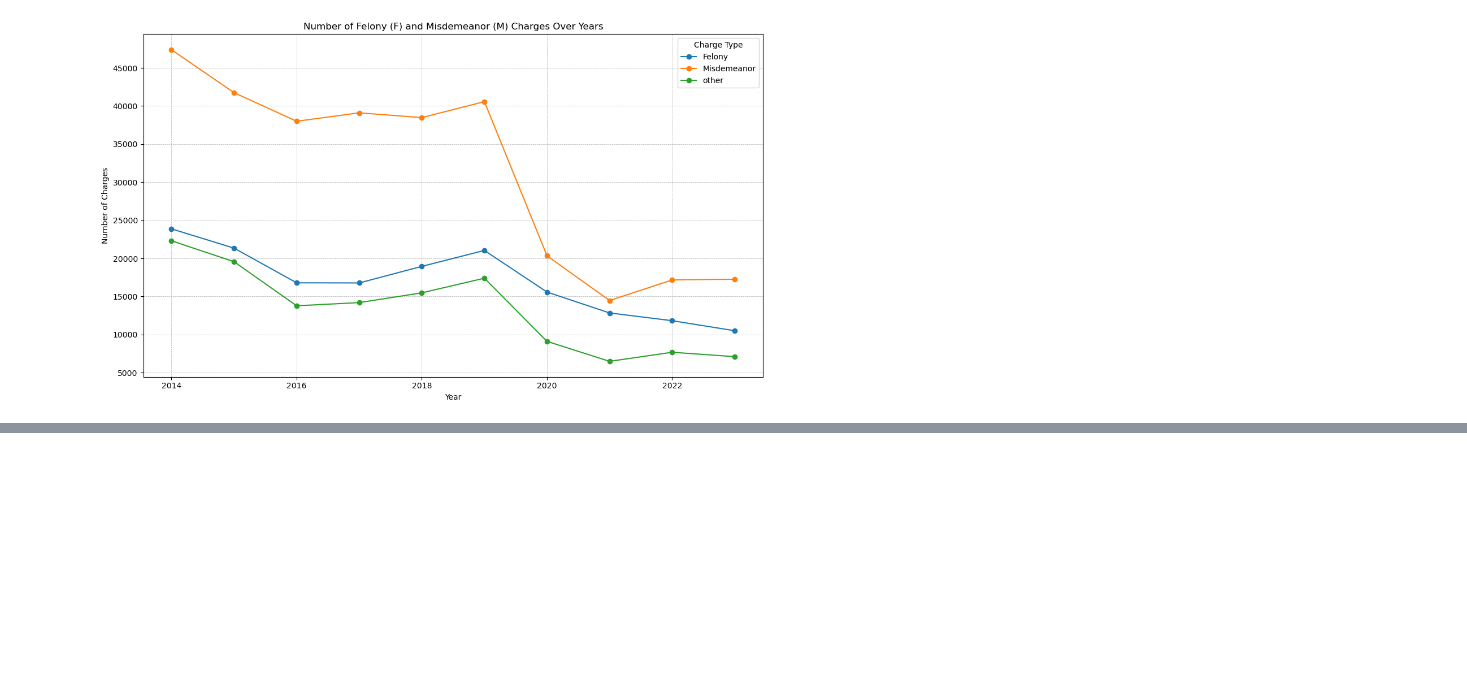
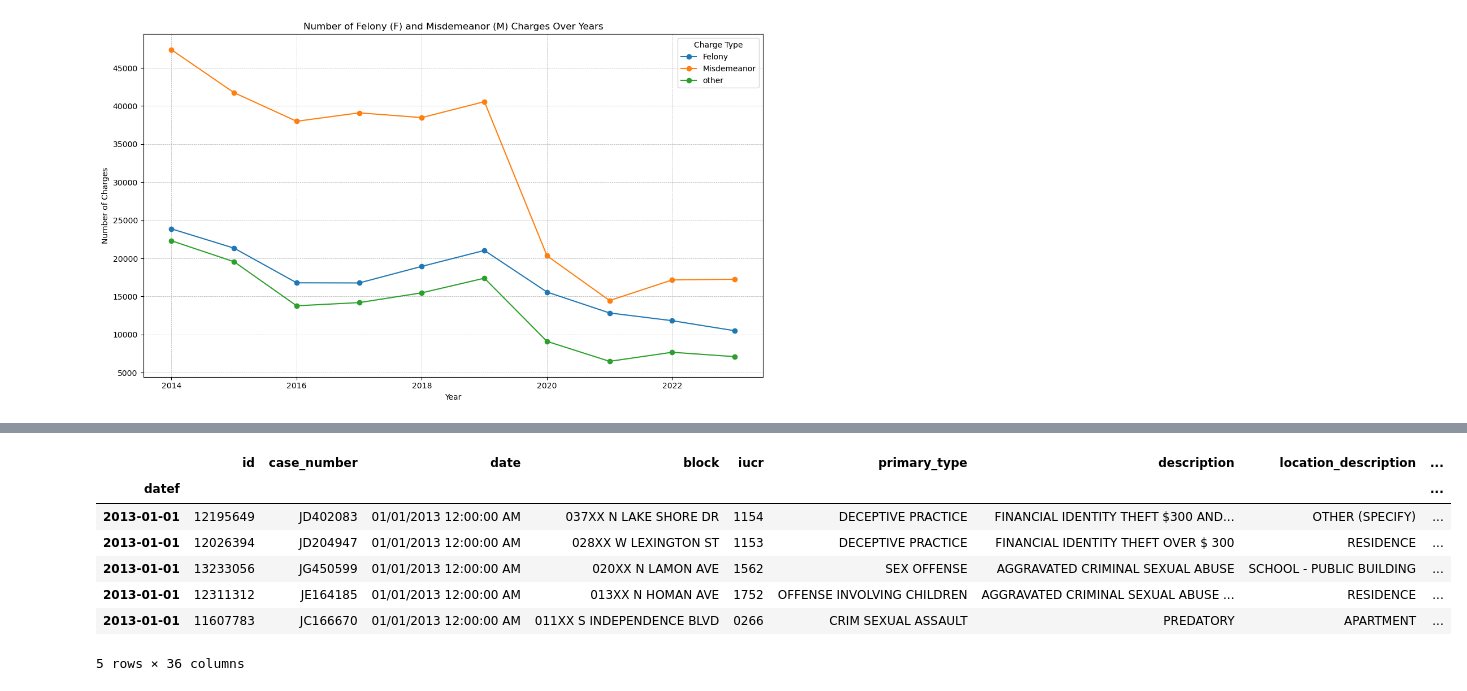
Before and after one commit to AayushG159/CS418-Crime-Root-Detectives, a Jupyter notebook: arrests_crimes.ipynb, the cells around one changed output, grey strips where cells are left out. Cells and saved outputs as stored; diff of their text form; code cells hidden in the pictures; blank space fills up the shorter version.

```diff
--- a/arrests_crimes.ipynb
+++ b/arrests_crimes.ipynb
@@ -192,0 +242,11 @@ plt.show()
+# %%
+crimes.head()
+# %% [output]
+|  | id | case_number | date | block | iucr | primary_type | description | location_description | ... |
+| datef |  |  |  |  |  |  |  |  | ... |
+| 2013-01-01 | 12195649 | JD402083 | 01/01/2013 12:00:00 AM | 037XX N LAKE SHORE DR | 1154 | DECEPTIVE PRACTICE | FINANCIAL IDENTITY THEFT $300 AND... | OTHER (SPECIFY) | ... |
+| 2013-01-01 | 12026394 | JD204947 | 01/01/2013 12:00:00 AM | 028XX W LEXINGTON ST | 1153 | DECEPTIVE PRACTICE | FINANCIAL IDENTITY THEFT OVER $ 300 | RESIDENCE | ... |
+| 2013-01-01 | 13233056 | JG450599 | 01/01/2013 12:00:00 AM | 020XX N LAMON AVE | 1562 | SEX OFFENSE | AGGRAVATED CRIMINAL SEXUAL ABUSE | SCHOOL - PUBLIC BUILDING | ... |
+| 2013-01-01 | 12311312 | JE164185 | 01/01/2013 12:00:00 AM | 013XX N HOMAN AVE | 1752 | OFFENSE INVOLVING CHILDREN | AGGRAVATED CRIMINAL SEXUAL ABUSE ... | RESIDENCE | ... |
+| 2013-01-01 | 11607783 | JC166670 | 01/01/2013 12:00:00 AM | 011XX S INDEPENDENCE BLVD | 0266 | CRIM SEXUAL ASSAULT | PREDATORY | APARTMENT | ... |
+5 rows × 36 columns
```
Also changed, not shown: parts of 25 cells of this notebook.
